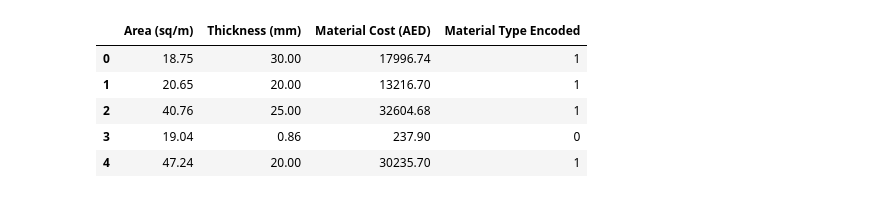
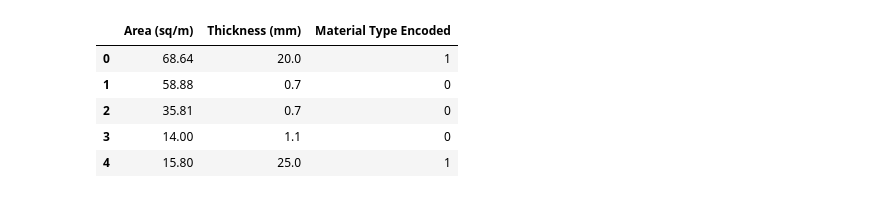
Before and after one commit to ofimikfra/CSCI323-Project, a Jupyter notebook: knn_model.ipynb, the cells around one changed output. Saved outputs shown, nothing was run; the diff lists cells and outputs as text; code cells hidden in the pictures.

```diff
--- a/knn_model.ipynb
+++ b/knn_model.ipynb
@@ -22,4 +22,5 @@ df.head()
 # %%
-df = df.dropna()
-waste_threshold = 0.10
-df['High_Waste'] = (df['Waste Percentage'] > waste_threshold).astype(int)
+global_threshold = df['Waste Percentage'].mean()
+print(f"Global threshold (mean): {global_threshold:.4f} ({global_threshold:.1%})")
+
+df['High_Waste'] = (df['Waste Percentage'] > global_threshold).astype(int)
@@ -52,23 +96,22 @@ plt.show()
 # %%
-features = ['Material Type', 'Area (sq/m)', 'Thickness (mm)', 'Material Cost (AED)']
+features = ['Material Type', 'Area (sq/m)', 'Thickness (mm)']
 target = 'High_Waste'
 
 X = df[features].copy()
 y = df[target]
 
 label_encoder = LabelEncoder()
 X['Material Type Encoded'] = label_encoder.fit_transform(X['Material Type'])
-
 X = X.drop('Material Type', axis=1)
 
 X.head()
 # %% [output]
-|  | Area (sq/m) | Thickness (mm) | Material Cost (AED) | Material Type Encoded |
-| 0 | 18.75 | 30.00 | 17996.74 | 1 |
-| 1 | 20.65 | 20.00 | 13216.70 | 1 |
-| 2 | 40.76 | 25.00 | 32604.68 | 1 |
-| 3 | 19.04 | 0.86 | 237.90 | 0 |
-| 4 | 47.24 | 20.00 | 30235.70 | 1 |
+|  | Area (sq/m) | Thickness (mm) | Material Type Encoded |
+| 0 | 68.64 | 20.0 | 1 |
+| 1 | 58.88 | 0.7 | 0 |
+| 2 | 35.81 | 0.7 | 0 |
+| 3 | 14.00 | 1.1 | 0 |
+| 4 | 15.80 | 25.0 | 1 |
 # %%
 X_train, X_test, y_train, y_test = train_test_split(
     X, y, test_size=0.2, random_state=42, stratify=y
```
Also changed, not shown: parts of 11 cells of this notebook, 1 other file.
